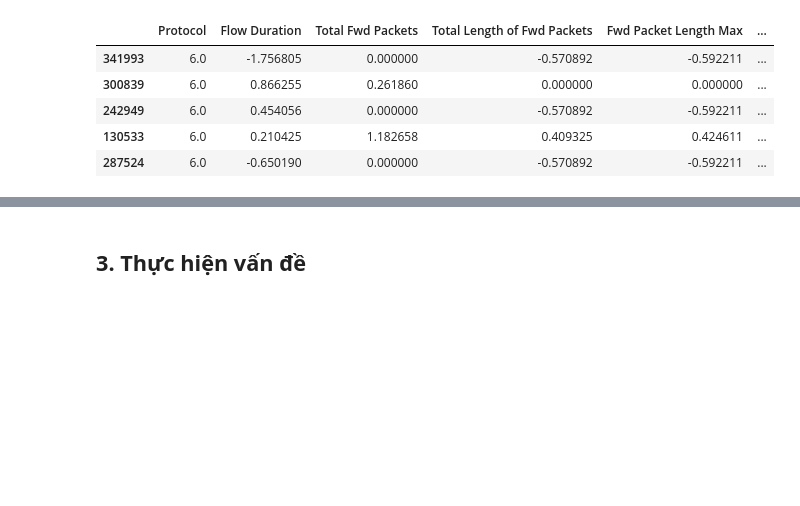
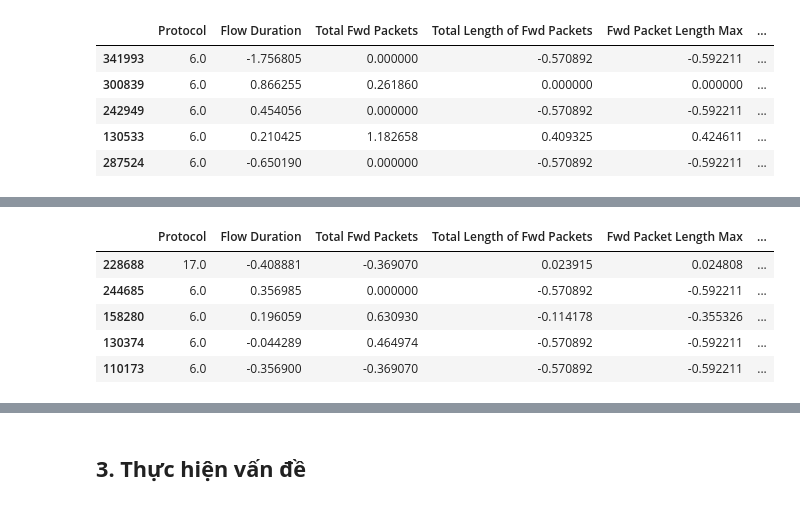
Before and after one commit to VietDQ1904/DataMining-Project-2026, a Jupyter notebook: source/model/model.ipynb, the cells around one changed output, grey strips where cells are left out. Cells and saved outputs as stored; diff of their text form; code cells hidden in the pictures; blank space fills up the shorter version.

```diff
--- a/source/model/model.ipynb
+++ b/source/model/model.ipynb
@@ -36,0 +67,10 @@ x_train.head()
+# %%
+x_test = pd.read_parquet("../data_processed/x_test.parquet")
+x_test.head()
+# %% [output]
+|  | Protocol | Flow Duration | Total Fwd Packets | Total Length of Fwd Packets | Fwd Packet Length Max | ... |
+| 228688 | 17.0 | -0.408881 | -0.369070 | 0.023915 | 0.024808 | ... |
+| 244685 | 6.0 | 0.356985 | 0.000000 | -0.570892 | -0.592211 | ... |
+| 158280 | 6.0 | 0.196059 | 0.630930 | -0.114178 | -0.355326 | ... |
+| 130374 | 6.0 | -0.044289 | 0.464974 | -0.570892 | -0.592211 | ... |
+| 110173 | 6.0 | -0.356900 | -0.369070 | -0.570892 | -0.592211 | ... |
```
Also changed, not shown: parts of 17 cells of this notebook, 9 other files.
